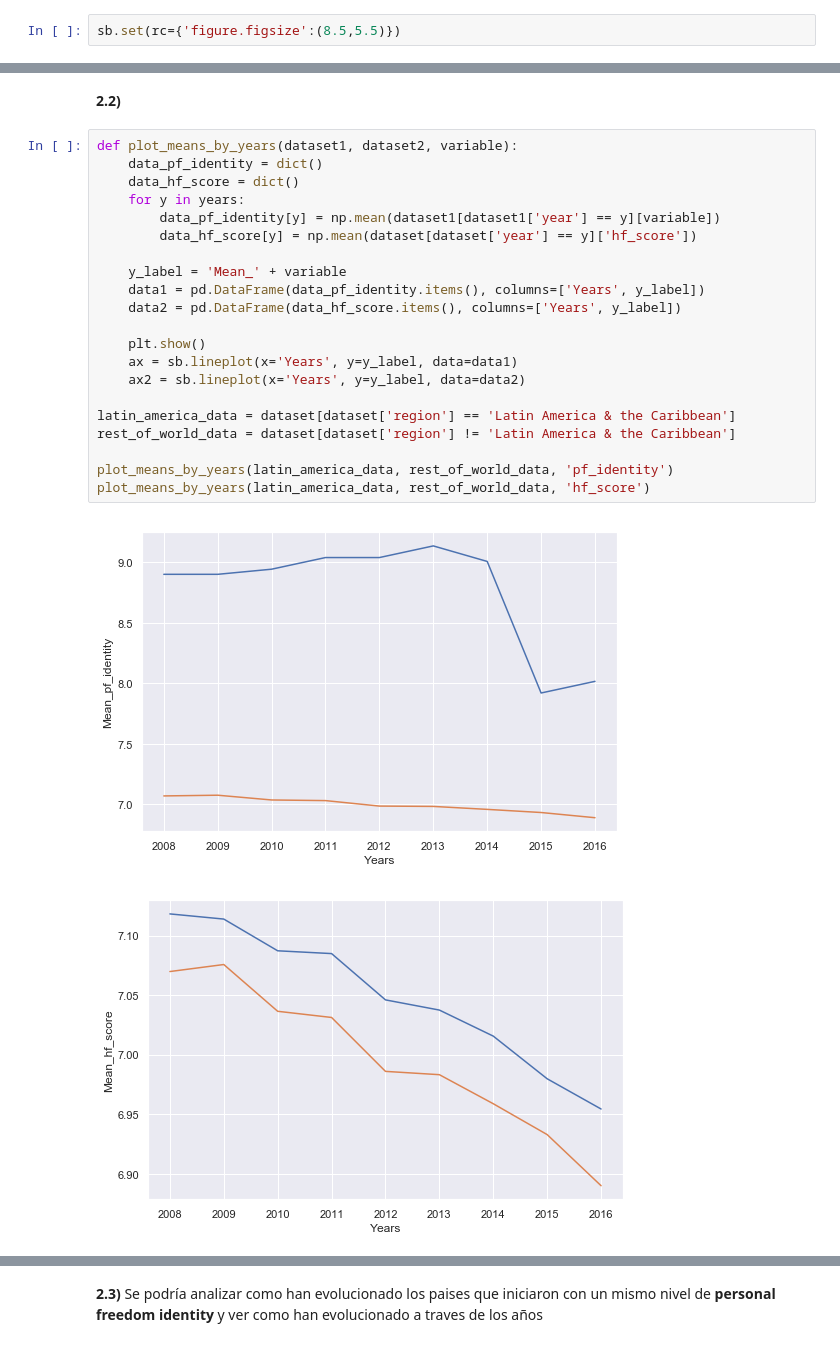
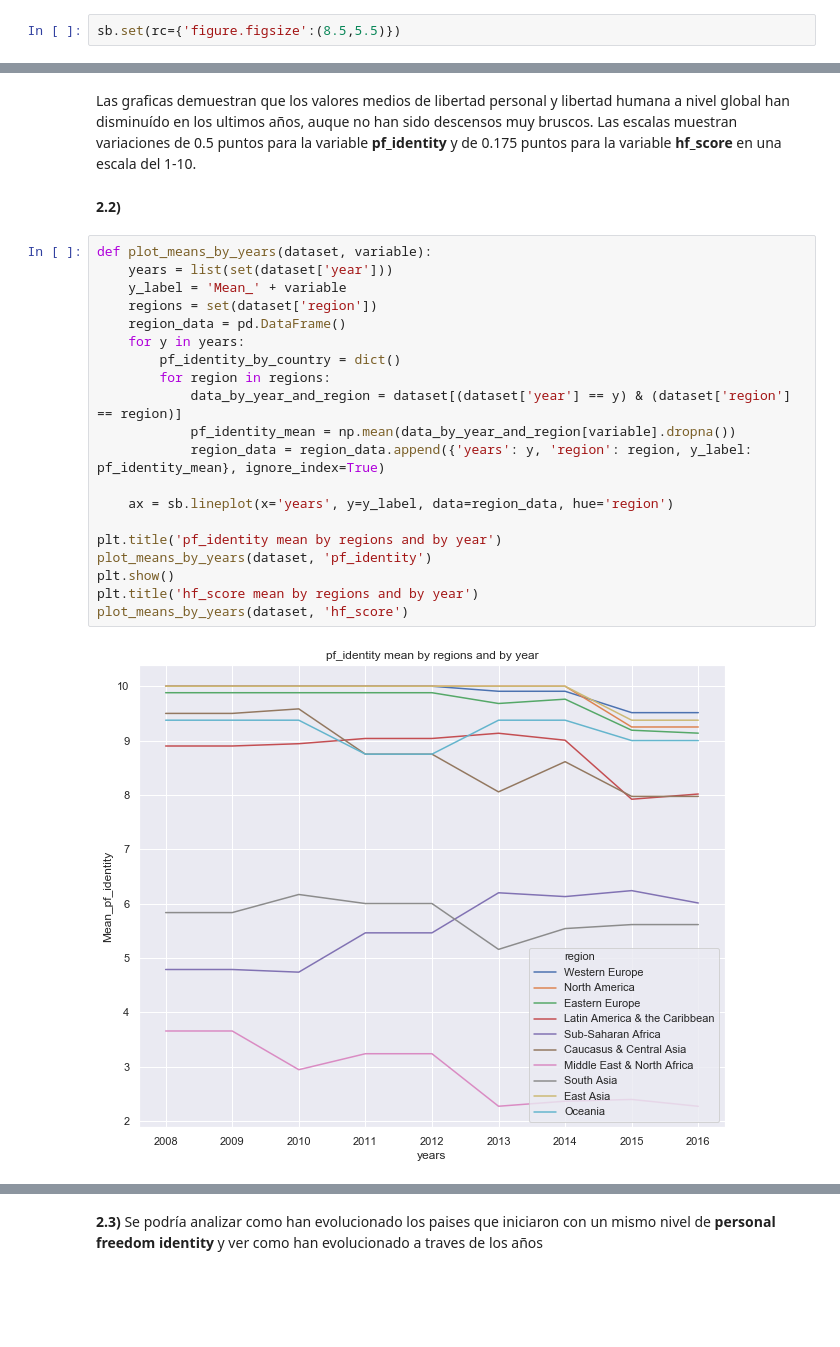
Before and after one commit to lvc0107/diplodatos, a Jupyter notebook: notebooks/practico1.ipynb, the cells around one changed output, grey strips where cells are left out. Saved outputs shown, nothing was run; the diff lists cells and outputs as text; blank space fills up the shorter version.

```diff
--- a/notebooks/practico1.ipynb
+++ b/notebooks/practico1.ipynb
@@ -308,26 +309,26 @@ with sb.color_palette("husl", 8):
+# %% [markdown]
+Las graficas demuestran que los valores medios de libertad personal y libertad humana a nivel global han disminuído en los ultimos años, auque no han sido descensos muy bruscos. Las escalas muestran variaciones de 0.5 puntos para la variable **pf_identity**  y de 0.175 puntos para la variable **hf_score** en una escala del 1-10.
 # %% [markdown]
 **2.2)**
-# %%
-def plot_means_by_years(dataset1, dataset2, variable):
-    data_pf_identity = dict()
-    data_hf_score = dict()
-    for y in years:
-        data_pf_identity[y] = np.mean(dataset1[dataset1['year'] == y][variable])
-        data_hf_score[y] = np.mean(dataset[dataset['year'] == y]['hf_score'])
-
-    y_label = 'Mean_' + variable
-    data1 = pd.DataFrame(data_pf_identity.items(), columns=['Years', y_label])
-    data2 = pd.DataFrame(data_hf_score.items(), columns=['Years', y_label])
-
-    plt.show()
-    ax = sb.lineplot(x='Years', y=y_label, data=data1)
-    ax2 = sb.lineplot(x='Years', y=y_label, data=data2)
-
-latin_america_data = dataset[dataset['region'] == 'Latin America & the Caribbean']
-rest_of_world_data = dataset[dataset['region'] != 'Latin America & the Caribbean']
-
-plot_means_by_years(latin_america_data, rest_of_world_data, 'pf_identity')
-plot_means_by_years(latin_america_data, rest_of_world_data, 'hf_score')
-# %% [output]
-[figure, removed]
-[figure, removed]
+# %%
+def plot_means_by_years(dataset, variable):
+    years = list(set(dataset['year']))
+    y_label = 'Mean_' + variable
+    regions = set(dataset['region'])
+    region_data = pd.DataFrame()
+    for y in years:
+        pf_identity_by_country = dict()
+        for region in regions:
+            data_by_year_and_region = dataset[(dataset['year'] == y) & (dataset['region'] == region)]
+            pf_identity_mean = np.mean(data_by_year_and_region[variable].dropna())
+            region_data = region_data.append({'years': y, 'region': region, y_label: pf_identity_mean}, ignore_index=True)
+
+    ax = sb.lineplot(x='years', y=y_label, data=region_data, hue='region')
+
+plt.title('pf_identity mean by regions and by year')
+plot_means_by_years(dataset, 'pf_identity')
+plt.show()
+plt.title('hf_score mean by regions and by year')
+plot_means_by_years(dataset, 'hf_score')
+# %% [output]
+[figure, added]
```
Also changed, not shown: parts of 11 cells of this notebook.
